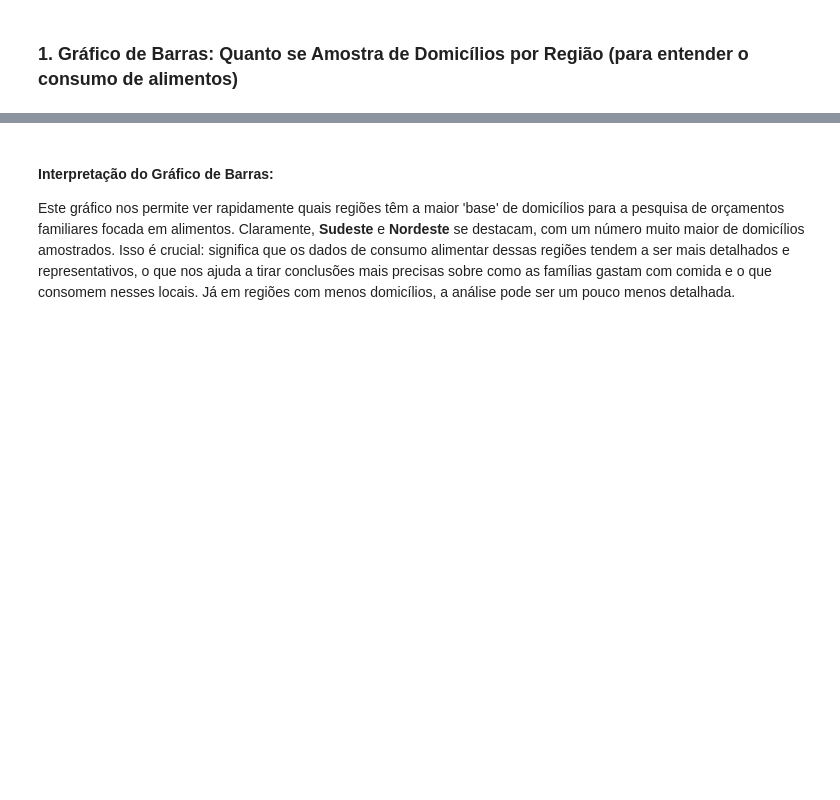
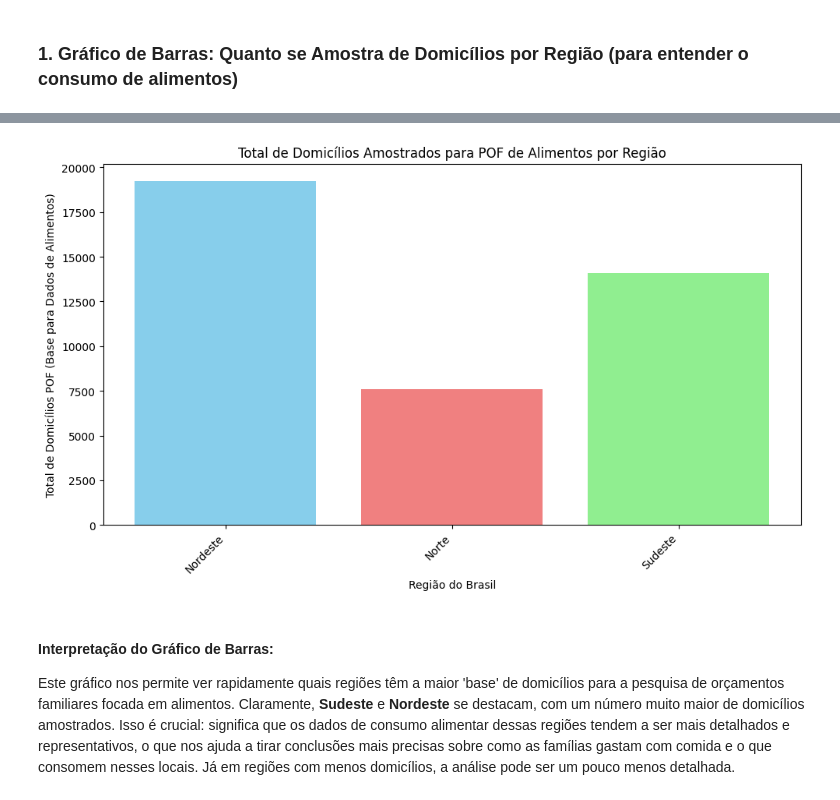
Before and after one commit to Grupo-LCE0212/Estatistica, a Jupyter notebook: tarefa03.ipynb, the cells around one changed output, grey strips where cells are left out. Cells and saved outputs as stored; diff of their text form; code cells hidden in the pictures; blank space fills up the shorter version.

```diff
--- a/tarefa03.ipynb
+++ b/tarefa03.ipynb
@@ -138,16 +138,17 @@ A variável `Domicilios_POF` representa a quantidade de casas (domicílios) que
 # %% [markdown]
 ### 1. Gráfico de Barras: Quanto se Amostra de Domicílios por Região (para entender o consumo de alimentos)
 # %%
+import matplotlib.pyplot as plt
+
 # Agregando os dados para o gráfico de barras
 df_regiao_domicilios = df.groupby('Região')['Domicilios_POF'].sum().reset_index()
 
-fig_bar = px.bar(
-    df_regiao_domicilios,
-    x='Região',
-    y='Domicilios_POF',
-    title='Total de Domicílios Amostrados para POF de Alimentos por Região',
-    labels={'Domicilios_POF': 'Total de Domicílios POF (Base para Dados de Alimentos)', 'Região': 'Região do Brasil'},
-    color='Região'
-)
-fig_bar.show()
+plt.figure(figsize=(10, 6))
+plt.bar(df_regiao_domicilios['Região'], df_regiao_domicilios['Domicilios_POF'], color=['skyblue', 'lightcoral', 'lightgreen', 'gold', 'plum'])
+plt.title('Total de Domicílios Amostrados para POF de Alimentos por Região')
+plt.xlabel('Região do Brasil')
+plt.ylabel('Total de Domicílios POF (Base para Dados de Alimentos)')
+plt.xticks(rotation=45, ha='right')
+plt.tight_layout()
+plt.show()
 # %% [output]
@@ -155,3 +155,4 @@ fig_bar.show()
+[figure, added]
 # %% [markdown]
 #### Interpretação do Gráfico de Barras:
 
```
Also changed, not shown: parts of 3 cells of this notebook.
